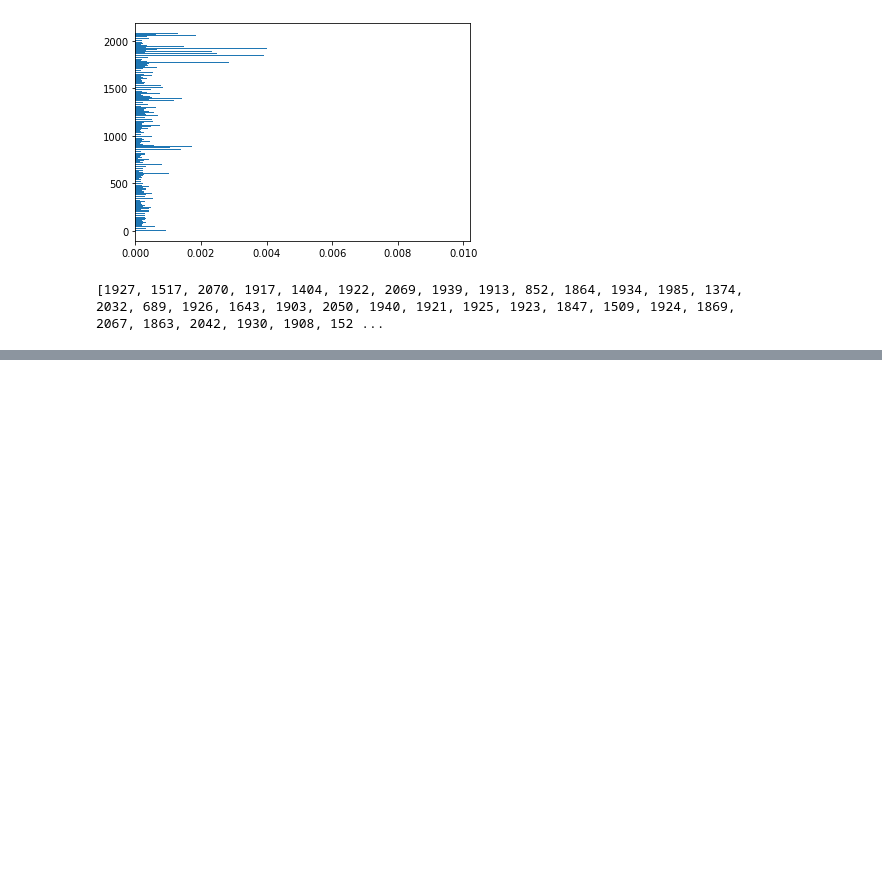
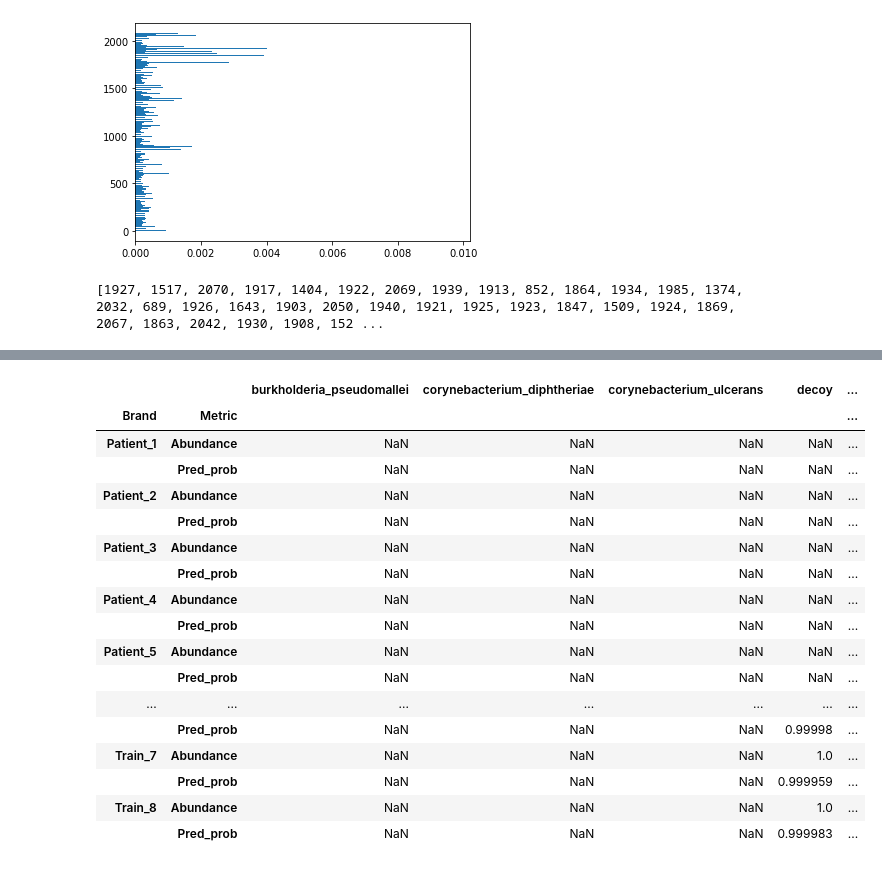
Before and after one commit to astronights/smthcool, a Jupyter notebook: CS4220_Project2.ipynb, the cells around one changed output, grey strips where cells are left out. Saved outputs shown, nothing was run; the diff lists cells and outputs as text; code cells hidden in the pictures; blank space fills up the shorter version.

```diff
--- a/CS4220_Project2.ipynb
+++ b/CS4220_Project2.ipynb
@@ -171,0 +211,20 @@ def precision_per_patient(patient_id, preds):
+# %%
+#prediction for all patients
+threshold = 0.7
+
+for patient_id in range(1,9):
+    print(f'predicting for train {patient_id}')
+    df_test = pd.read_csv(HOME+'perfect_reads_6mer.gz', header=None, sep='\t', nrows=100000, skiprows=(patient_id*100000))
+    df_test.fillna(-1, inplace=True)
+    y_pred = clf2.predict(df_test[rf_features])
+    y_predprob = clf2.predict_proba(df_test[rf_features])
+    #we get only predictions larger than the threshold and if there is more than one, we take the argmax again
+    final_predictions = le.inverse_transform(np.unique([np.argmax(item) for item in y_predprob  if len(np.where(item>= threshold)[0]) >=1]))
+    prob_list = pd.DataFrame([np.argmax(item) for item in y_predprob  if len(np.where(item>= threshold)[0]) >=1]).value_counts()
+    prob_dict = prob_list.apply(lambda x: x/sum(prob_list)).to_dict()
+    per_df = pd.DataFrame(y_pred).value_counts().apply(lambda x: x/len(y_pred))
+    pred_dict = (per_df.to_dict())
+    # print(pred_dict)
+    res_df.loc[(f'Train_{patient_id}','Abundance'), 'decoy'] = 1.0
+    for key in prob_dict.keys():
+      res_df.loc[(f'Train_{patient_id}', 'Pred_prob'), list(le.classes_)[key[0]]] = prob_dict[key]
@@ -172,3 +240,24 @@ def precision_per_patient(patient_id, preds):
+# %%
+res_df
+# %% [output]
+|  |  | burkholderia_pseudomallei | corynebacterium_diphtheriae | corynebacterium_ulcerans | decoy | ... |
+| Brand | Metric |  |  |  |  | ... |
+| Patient_1 | Abundance | NaN | NaN | NaN | NaN | ... |
+|  | Pred_prob | NaN | NaN | NaN | NaN | ... |
+| Patient_2 | Abundance | NaN | NaN | NaN | NaN | ... |
+|  | Pred_prob | NaN | NaN | NaN | NaN | ... |
+| Patient_3 | Abundance | NaN | NaN | NaN | NaN | ... |
+|  | Pred_prob | NaN | NaN | NaN | NaN | ... |
+| Patient_4 | Abundance | NaN | NaN | NaN | NaN | ... |
+|  | Pred_prob | NaN | NaN | NaN | NaN | ... |
+| Patient_5 | Abundance | NaN | NaN | NaN | NaN | ... |
+|  | Pred_prob | NaN | NaN | NaN | NaN | ... |
+| ... | ... | ... | ... | ... | ... | ... |
+|  | Pred_prob | NaN | NaN | NaN | 0.99998 | ... |
+| Train_7 | Abundance | NaN | NaN | NaN | 1.0 | ... |
+|  | Pred_prob | NaN | NaN | NaN | 0.999959 | ... |
+| Train_8 | Abundance | NaN | NaN | NaN | 1.0 | ... |
+|  | Pred_prob | NaN | NaN | NaN | 0.999983 | ... |
 # %%
 #prediction for all patients
 threshold = 0.7
```
Also changed, not shown: parts of 7 cells of this notebook.
